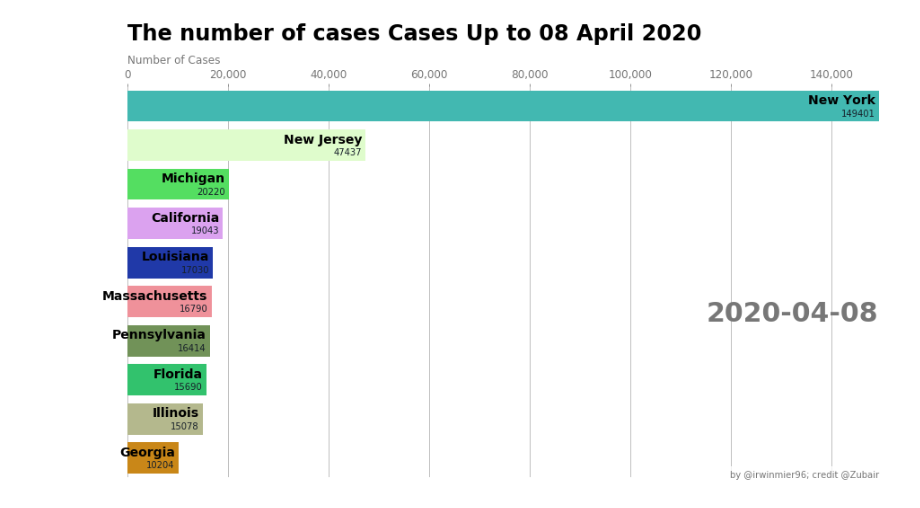
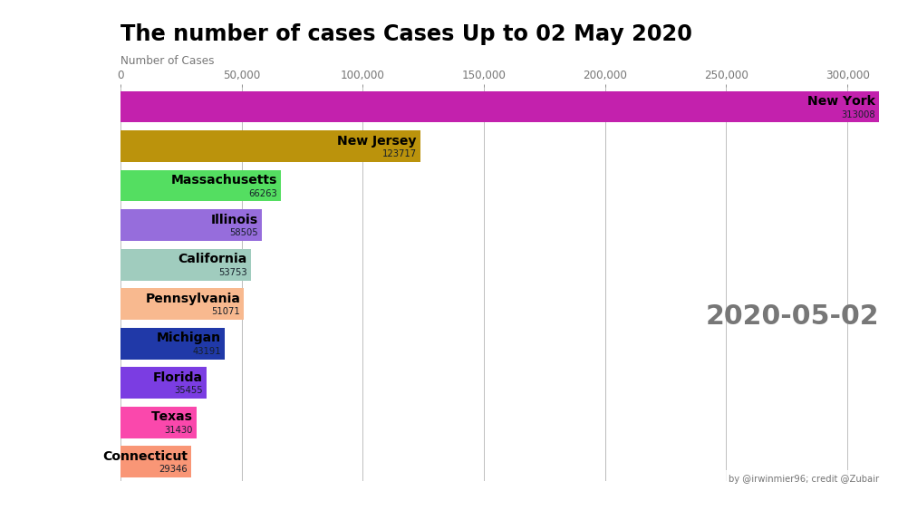
Before and after one commit to irwinmier96/Extra_Side_Projects, a Jupyter notebook: Coronavirus Cases by U.S County 2020/cases_US_state_over_time_running_chart.ipynb, the cells around one changed output. Saved outputs shown, nothing was run; the diff lists cells and outputs as text; code cells hidden in the pictures.

```diff
--- a/Coronavirus Cases by U.S County 2020/cases_US_state_over_time_running_chart.ipynb
+++ b/Coronavirus Cases by U.S County 2020/cases_US_state_over_time_running_chart.ipynb
@@ -12,7 +12,7 @@ import datetime
 from random import randint
 import re
 # %%
-df = pd.read_csv("us-counties.csv")
+df = pd.read_excel("us-counties-updated-may.xlsx", encoding='utf-8')
 # %%
 df = df[['state', 'date', 'cases']]
 df['date'] = pd.to_datetime(df.date)
@@ -31,5 +31,5 @@ covid.head()
 # %%
-df = (covid[covid['date'].eq("2020-04-08")].sort_values(by="cases",ascending=False).head(10))
+df = (covid[covid['date'].eq("2020-05-02")].sort_values(by="cases",ascending=False).head(10))
 df
 # %% [output]
 |  | state | date | cases |
@@ -77,36 +77,36 @@ Text(1, 0.4, '04-08-2020')
 fig, ax = plt.subplots(figsize=(15, 8)) #making function make_barchart so we can call it into a FuncAnimator feature
 def make_barchart(date,case="cases"):
     dff= (covid[covid['date'].eq(date)].sort_values(by=case,ascending=False).head(10))[::-1]
     ax.clear()
     color_code = []  #Assigning the color
     random.seed(1000)
     for i in range(len(covid.state.unique())):
         color_code.append('#%06X' % randint(0, 0xFFFFFF))
     colors = dict(zip(covid.state.unique(),color_code)) #giving random colors to states
     ax.barh(dff['state'], dff[case], color=[colors[x] for x in dff['state']])
     dx = dff[case].max() / 200
     for i, (value, name) in enumerate(zip(dff[case], dff['state'])): #setting text size and position in the chart
         ax.text(value-dx, i, name,  size=14, weight=600, ha='right', va='bottom')
         ax.text(value-dx, i-.25, value, size=10, color='#17202A', ha='right', va='baseline')
     ax.text(1, 0.4, date, transform=ax.transAxes, color='#777777', size=30, ha='right', weight=800)
     ax.text(0, 1.06, 'Number of Cases', transform=ax.transAxes, size=12, color='#777777')
     ax.xaxis.set_major_formatter(ticker.StrMethodFormatter('{x:,.0f}'))
     ax.xaxis.set_ticks_position('top')
     ax.tick_params(axis='x', colors='#777777', labelsize=12)
     ax.set_yticks([])
     ax.margins(0, 0.01)
     ax.grid(which='major', axis='x', linestyle='-')
     ax.set_axisbelow(True)
-    ax.text(0, 1.12, 'The number of '+str(case)+' Cases Up to 08 April 2020',
+    ax.text(0, 1.12, 'The number of '+str(case)+' Cases Up to 02 May 2020',
             transform=ax.transAxes, size=24, weight=600, ha='left')
     ax.text(1, 0, 'by @irwinmier96; credit @Zubair', transform=ax.transAxes, ha='right',
             color='#777777', bbox=dict(facecolor='white', alpha=0.8, edgecolor='white'))
     plt.box(False)
 
 
-make_barchart('2020-04-08')
+make_barchart('2020-05-02')
 # %% [output]
-[figure, old version]
+[figure, new version]
 # %%
 from IPython.display import HTML #use if you want to put it in HTML
 ig,ax = plt.subplots(figsize=(16,10)) #Set figure for plot
```
Also changed, not shown: parts of 5 cells of this notebook, 2 other files.
